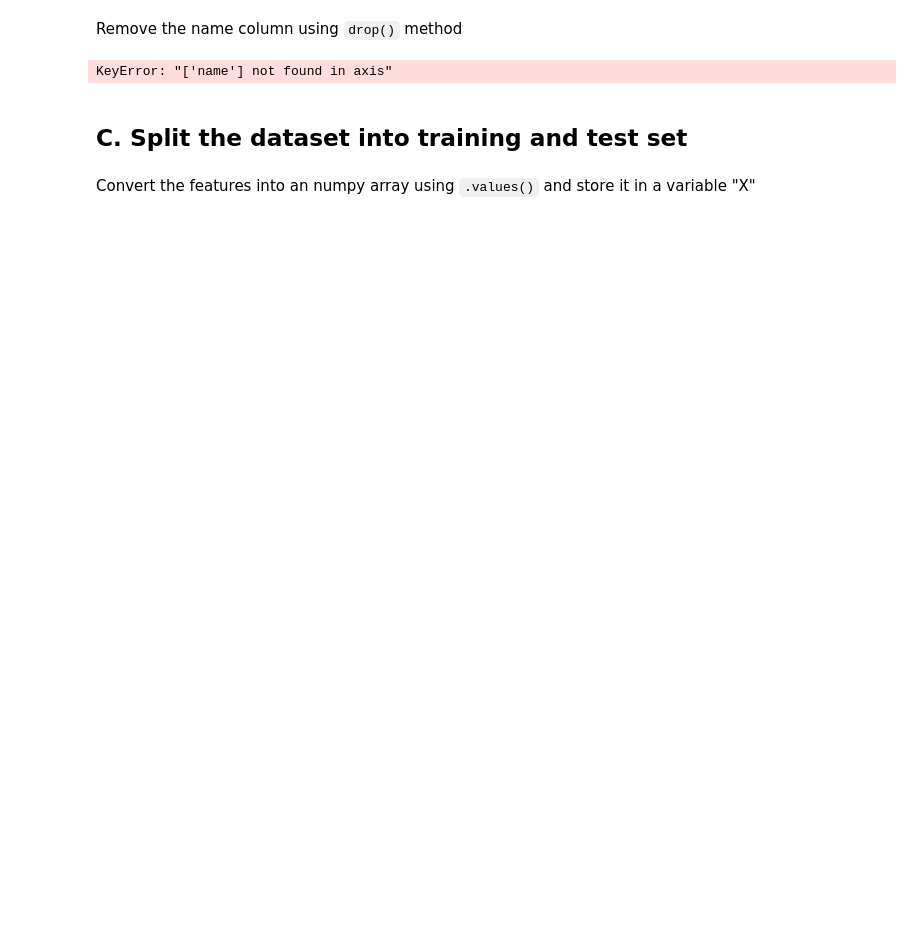
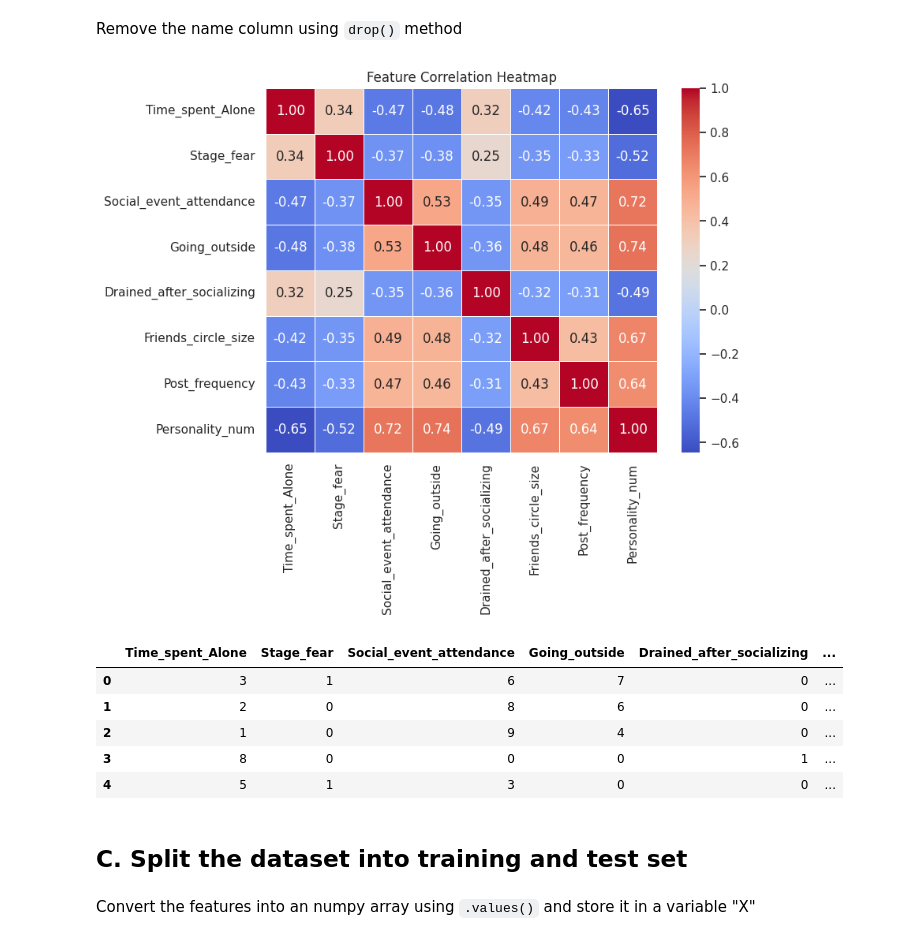
Before and after one commit to flexyledger/CCMACLRL_COM243ML, a Jupyter notebook: Lab/Lab-Exercise-1/Exercise1.ipynb, the cells around one changed output. Drawn from its saved outputs; the diff is of its cells as text; code cells hidden in the pictures; blank space fills up the shorter version.

```diff
--- a/Lab/Lab-Exercise-1/Exercise1.ipynb
+++ b/Lab/Lab-Exercise-1/Exercise1.ipynb
@@ -120,17 +124,27 @@ ValueError: Could not interpret value `followers` for `x`. An entry with this na
 # %% [markdown]
 Remove the name column using `drop()` method
 # %%
-df = df.drop(columns=['name'])
+# The dataset does not have a 'Name' column, but we need to encode categorical features for KNN
+# Mapping categorical columns to numerical values
+df['Stage_fear'] = df['Stage_fear'].map({'Yes': 1, 'No': 0})
+df['Drained_after_socializing'] = df['Drained_after_socializing'].map({'Yes': 1, 'No': 0})
+df['Personality_num'] = df['Personality'].map({'Extrovert': 1, 'Introvert': 0})
 
-# Bonus Illustration: A correlation heatmap to see how features relate to the label
+# Bonus Illustration: A correlation heatmap to see how features relate to each other
 plt.figure(figsize=(8, 6))
-sns.heatmap(df.corr(), annot=True, cmap='coolwarm', fmt=".2f", linewidths=0.5)
+sns.heatmap(df.select_dtypes(include=['int64', 'float64']).corr(), annot=True, cmap='coolwarm', fmt=".2f", linewidths=0.5)
 plt.title('Feature Correlation Heatmap')
 plt.show()
 
-df.head() # Display to verify the name column is gone
+df.head()
 # %% [output]
-KeyError: "['name'] not found in axis"
+[figure, added]
+|  | Time_spent_Alone | Stage_fear | Social_event_attendance | Going_outside | Drained_after_socializing | ... |
+| 0 | 3 | 1 | 6 | 7 | 0 | ... |
+| 1 | 2 | 0 | 8 | 6 | 0 | ... |
+| 2 | 1 | 0 | 9 | 4 | 0 | ... |
+| 3 | 8 | 0 | 0 | 0 | 1 | ... |
+| 4 | 5 | 1 | 3 | 0 | 0 | ... |
 # %% [markdown]
 ## C. Split the dataset into training and test set
 # %% [markdown]
```
Also changed, not shown: parts of 10 cells of this notebook.
